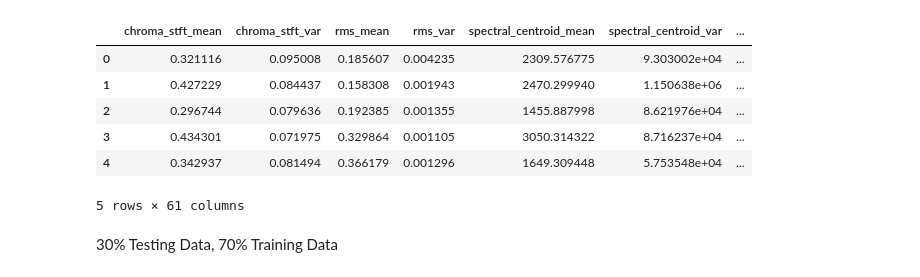
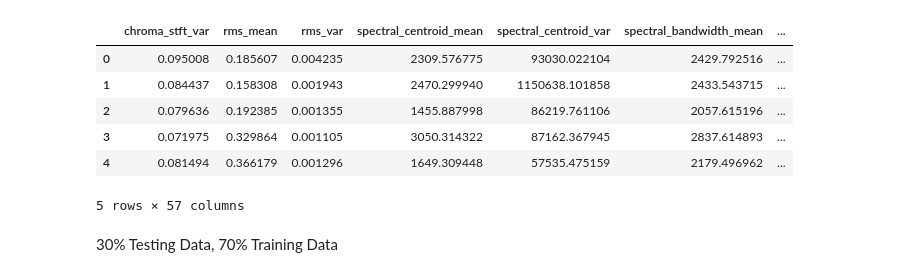
Before and after one commit to ReehalS/TeamTBD_SongClassifier, a Jupyter notebook: Models/selected_genres_model.ipynb, the cells around one changed output. Drawn from its saved outputs; the diff is of its cells as text; code cells hidden in the pictures.

```diff
--- a/Models/selected_genres_model.ipynb
+++ b/Models/selected_genres_model.ipynb
@@ -29,18 +29,35 @@ from sklearn.model_selection import train_test_split
 from sklearn.feature_selection import RFE
 
 warnings.filterwarnings('ignore')
-# %%
-# with only BluesCountryElectronicFolkJazzMetalPopReggaeRockRap genres
-data = pd.read_csv(f'../GeneratedData/3secondsData/BluesCountryElectronicFolkJazzLatinMetalPopRapReggaeRock_Dataset.csv')
-data = data.iloc[0:, 1:]
-data.head()
-# %% [output]
-|  | chroma_stft_mean | chroma_stft_var | rms_mean | rms_var | spectral_centroid_mean | spectral_centroid_var | ... |
-| 0 | 0.321116 | 0.095008 | 0.185607 | 0.004235 | 2309.576775 | 9.303002e+04 | ... |
-| 1 | 0.427229 | 0.084437 | 0.158308 | 0.001943 | 2470.299940 | 1.150638e+06 | ... |
-| 2 | 0.296744 | 0.079636 | 0.192385 | 0.001355 | 1455.887998 | 8.621976e+04 | ... |
-| 3 | 0.434301 | 0.071975 | 0.329864 | 0.001105 | 3050.314322 | 8.716237e+04 | ... |
-| 4 | 0.342937 | 0.081494 | 0.366179 | 0.001296 | 1649.309448 | 5.753548e+04 | ... |
-5 rows × 61 columns
+# %%
+import os
+# List of genres
+genres = ['Blues', 'Classical', 'Country', 'Disco', 'Hiphop', 'Jazz', 'Metal', 'Pop', 'Reggae', 'Rock']
+# Load the corresponding datasets for the selected genres
+file_names = [f'../GeneratedData/3secondsData/{genre}_dataset.csv' for genre in genres]
+data_frames = []
+
+for file_name in file_names:
+    if os.path.exists(file_name):
+        data_frames.append(pd.read_csv(file_name))
+    else:
+        print(f"Warning: {file_name} not found.")
+
+# Concatenate all genre datasets into a single DataFrame
+data = pd.concat(data_frames, ignore_index=True)
+
+# Drop specified columns if they exist
+columns_to_drop = ['length', 'filename', 'Genre', 'TrackID']
+data = data.drop(columns=[col for col in columns_to_drop if col in data.columns])
+data = data.iloc[0:, 1:]
+data.head()
+# %% [output]
+|  | chroma_stft_var | rms_mean | rms_var | spectral_centroid_mean | spectral_centroid_var | spectral_bandwidth_mean | ... |
+| 0 | 0.095008 | 0.185607 | 0.004235 | 2309.576775 | 93030.022104 | 2429.792516 | ... |
+| 1 | 0.084437 | 0.158308 | 0.001943 | 2470.299940 | 1150638.101858 | 2433.543715 | ... |
+| 2 | 0.079636 | 0.192385 | 0.001355 | 1455.887998 | 86219.761106 | 2057.615196 | ... |
+| 3 | 0.071975 | 0.329864 | 0.001105 | 3050.314322 | 87162.367945 | 2837.614893 | ... |
+| 4 | 0.081494 | 0.366179 | 0.001296 | 1649.309448 | 57535.475159 | 2179.496962 | ... |
+5 rows × 57 columns
 # %%
 y = data['label'] # genre variable.
```
Also changed, not shown: parts of 5 cells of this notebook, 2 other files.
